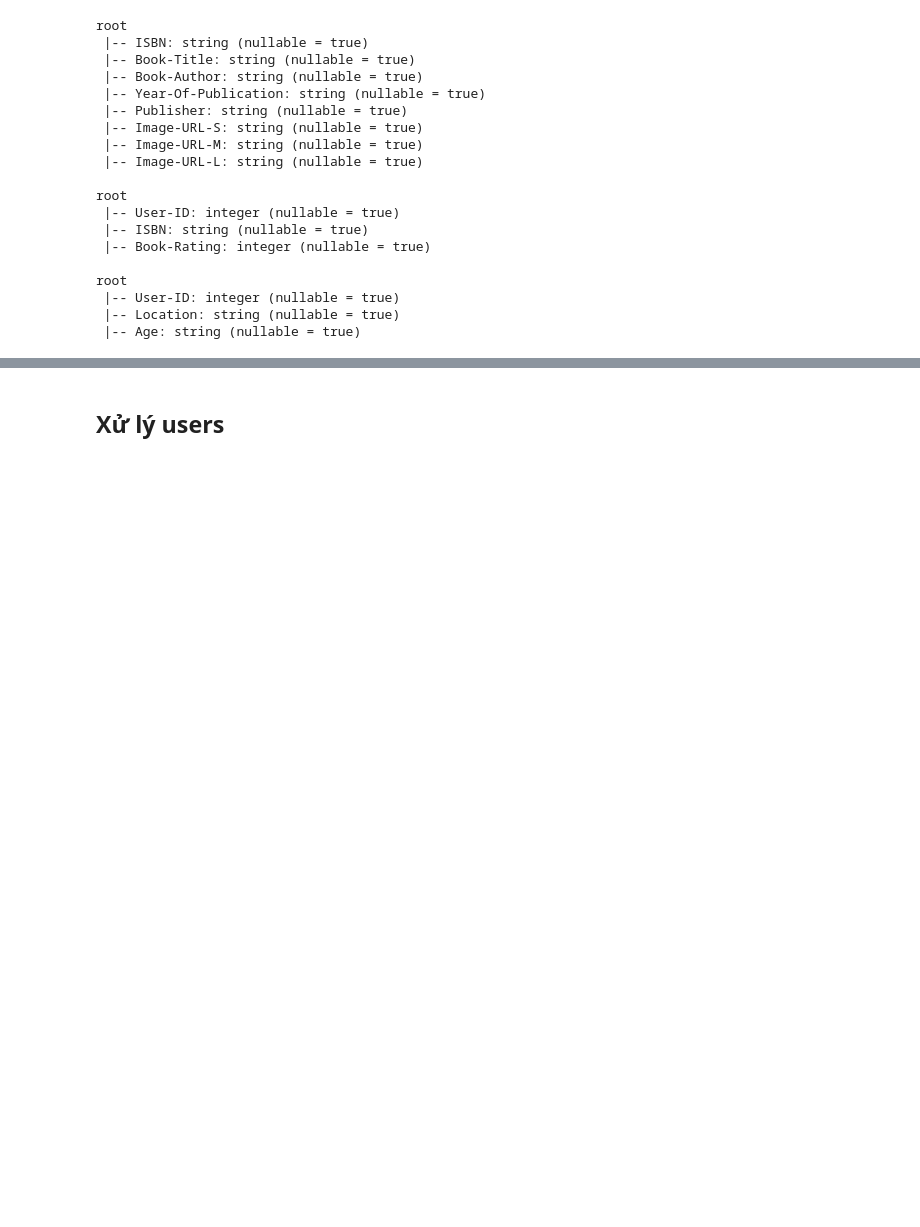
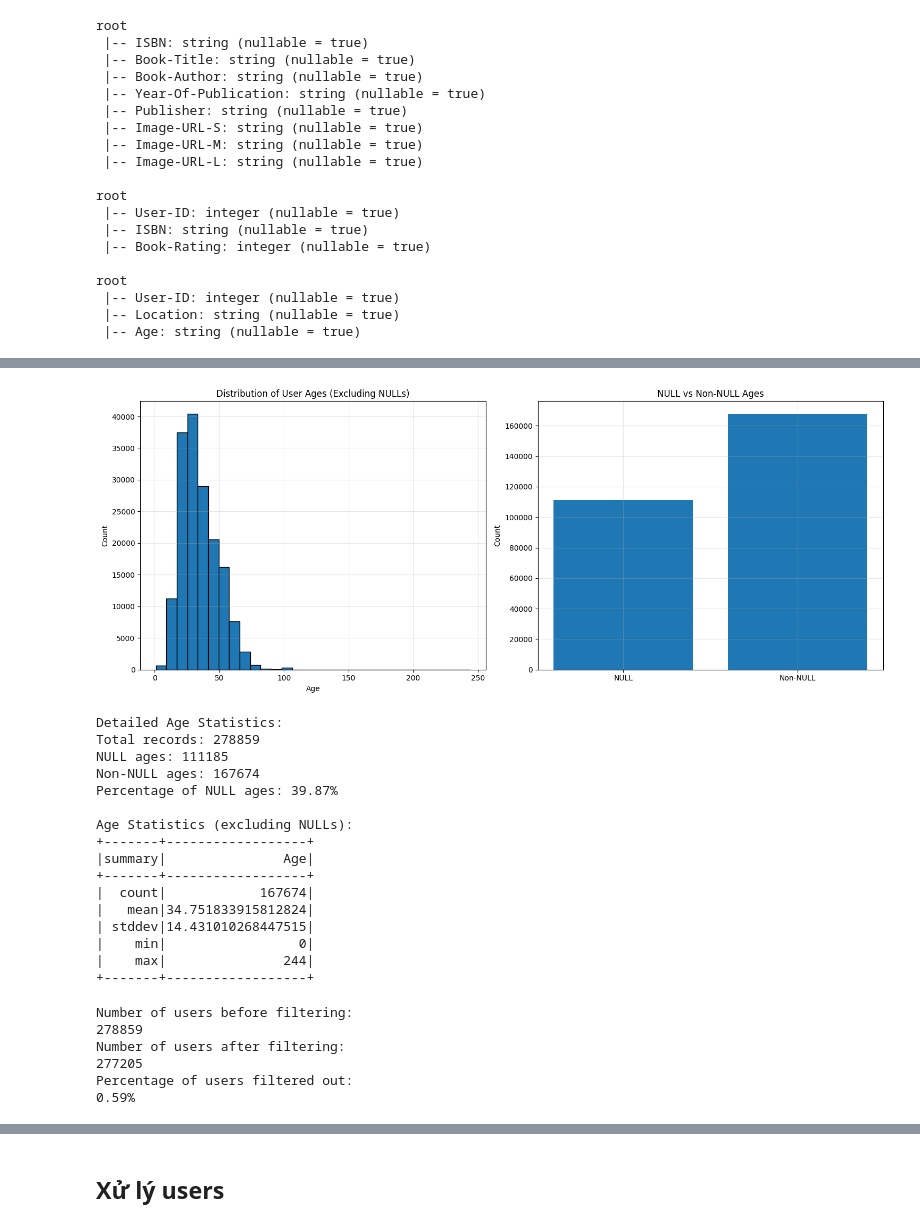
Before and after one commit to giahuy1310/bookrecommendation, a Jupyter notebook: BigData_off1.ipynb, the cells around one changed output, grey strips where cells are left out. Drawn from its saved outputs; the diff is of its cells as text; code cells hidden in the pictures; blank space fills up the shorter version.

```diff
--- a/BigData_off1.ipynb
+++ b/BigData_off1.ipynb
@@ -45,8 +45,8 @@ findspark.init()
 from pyspark.sql import SparkSession
 spark = SparkSession.builder \
     .appName("BookRecommendation") \
-    .config("spark.driver.memory", "4g") \
-    .config("spark.executor.memory", "4g") \
+    .config("spark.driver.memory", "6g") \
+    .config("spark.executor.memory", "6g") \
     .config("spark.memory.offHeap.enabled", "true") \
     .config("spark.memory.offHeap.size", "2g") \
     .config("spark.driver.host", "localhost") \
@@ -135,0 +155,76 @@ books = books.withColumnRenamed("Book-Author", "Author")
+# %%
+from pyspark.sql.functions import col
+import matplotlib.pyplot as plt
+# Create a figure with two subplots
+
+fig, (ax1, ax2) = plt.subplots(1, 2, figsize=(15,6))
+
+# Plot 1: Age distribution (excluding NULLs)
+age_data = users.select("Age").toPandas()
+age_data = age_data.dropna()
+age_data = age_data[age_data["Age"] > 0]
+ax1.hist(age_data["Age"], bins=30, edgecolor='black')
+ax1.set_title('Distribution of User Ages (Excluding NULLs)')
+ax1.set_xlabel('Age')
+ax1.set_ylabel('Count')
+ax1.grid(True, alpha=0.3)
+
+# Plot 2: NULL vs Non-NULL distribution
+null_count = users.filter(col("Age").isNull()).count()
+non_null_count = users.filter(col("Age").isNotNull()).count()
+ax2.bar(['NULL', 'Non-NULL'], [null_count, non_null_count])
+ax2.set_title('NULL vs Non-NULL Ages')
+ax2.set_ylabel('Count')
+ax2.grid(True, alpha=0.3)
+
+plt.tight_layout()
+plt.show()
+
+total_count = users.count()
+# Print detailed statistics
+print("\nDetailed Age Statistics:")
+print(f"Total records: {users.count()}")
+print(f"NULL ages: {null_count}")
+print(f"Non-NULL ages: {non_null_count}")
+print(f"Percentage of NULL ages: {(null_count/total_count)*100:.2f}%")
+
+# Show age statistics for non-NULL values
+print("\nAge Statistics (excluding NULLs):")
+users.filter(col("Age").isNotNull()).select("Age").describe().show()
+# %% [output]
+[figure, added]
+Detailed Age Statistics:
+Total records: 278859
+NULL ages: 111185
+Non-NULL ages: 167674
+Percentage of NULL ages: 39.87%
+
+Age Statistics (excluding NULLs):
++-------+------------------+
+|summary|               Age|
++-------+------------------+
+|  count|            167674|
+|   mean|34.751833915812824|
+| stddev|14.431010268447515|
+|    min|                 0|
+|    max|               244|
++-------+------------------+
+# %%
+import matplotlib.pyplot as plt
+# Filter users between 10 and 80 years old
+print("Number of users before filtering:")
+print(users.select("User-ID").distinct().count())
+filtered_users = users.filter((users.Age.isNotNull() & (users.Age >= 10) & (users.Age <= 80)) | users.Age.isNull())
+
+print("Number of users after filtering:")
+print(filtered_users.select("User-ID").distinct().count())
+
+print("Percentage of users filtered out:")
+print(f"{(total_count - filtered_users.select('User-ID').distinct().count()) / total_count * 100:.2f}%")
+# %% [output]
+Number of users before filtering:
+278859
+Number of users after filtering:
+277205
+Percentage of users filtered out:
+0.59%
```
Also changed, not shown: parts of 52 cells of this notebook, 1 other file.
